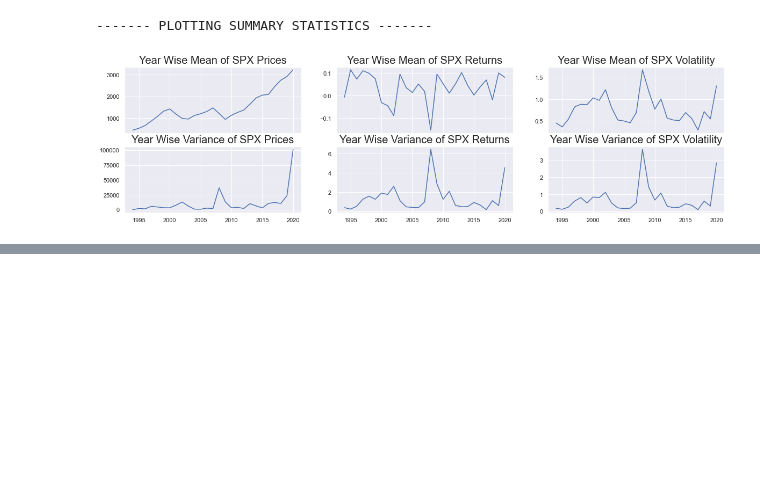
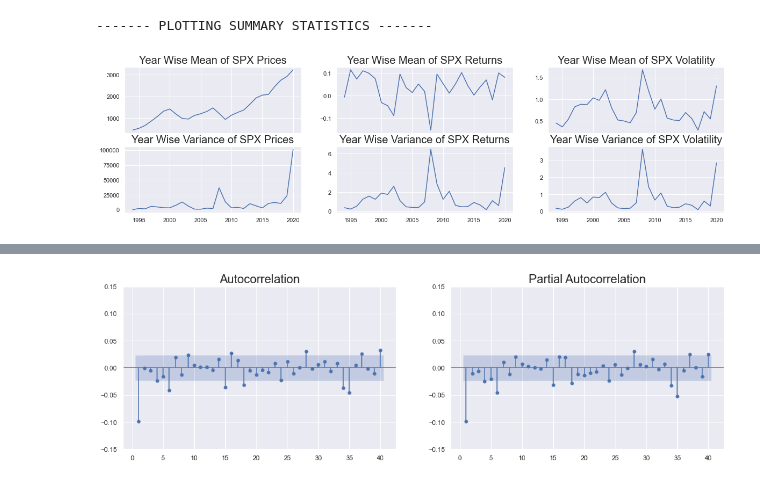
Before and after one commit to drpoxx/statforecast_intro, a Jupyter notebook: forecasting_introduction.ipynb, the cells around one changed output, grey strips where cells are left out. Drawn from its saved outputs; the diff is of its cells as text; code cells hidden in the pictures; blank space fills up the shorter version.

```diff
--- a/forecasting_introduction.ipynb
+++ b/forecasting_introduction.ipynb
@@ -318,0 +334,15 @@ adfuller(df_train["close"])
+# %%
+fig, ax = plt.subplots(nrows=1, ncols=2, sharex=True, figsize=(18,5))
+
+
+sgt.plot_acf(df_train["returns"][1:], zero=False, lags=40, ax=ax[0])
+ax[0].set_title("Autocorrelation", size=20)
+ax[0].set_ylim(-0.15, 0.15)
+
+sgt.plot_pacf(df_train["returns"][1:], zero=False, lags=40, method='ywm', ax=ax[1])
+ax[1].set_title("Partial Autocorrelation", size=20)
+ax[1].set_ylim(-0.15, 0.15)
+
+plt.show()
+# %% [output]
+[figure, added]
```
Also changed, not shown: parts of 11 cells of this notebook.
